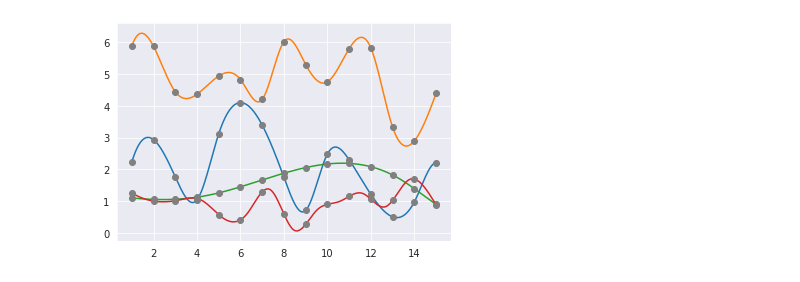
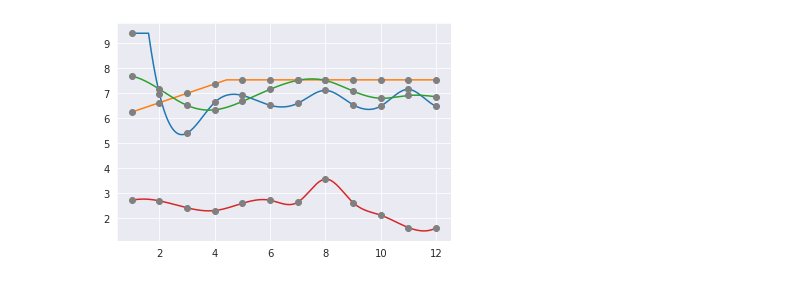
Before and after one commit to knights-lab/foodworks, a Jupyter notebook: notebooks/2_temporal_alignments_pairwise.ipynb, the cells around one changed output. Cells and saved outputs as stored; diff of their text form; code cells hidden in the pictures.

```diff
--- a/notebooks/2_temporal_alignments_pairwise.ipynb
+++ b/notebooks/2_temporal_alignments_pairwise.ipynb
@@ -43,4 +43,4 @@ min_study_day_no = df_tax_splines.index.min()
 a_values = np.arange(0.01, 3.01, .01)
 b_values = np.arange(-max_study_day_no, max_study_day_no + .5, .5)
 
-index_splines = np.arange(min_study_day_no, max_study_day_no, SAMPLING_RATE, dtype="int")
+index_splines = np.arange(min_study_day_no, max_study_day_no * .8, SAMPLING_RATE, dtype="int")
@@ -223,9 +241,13 @@ for (reference, current) in itertools.product(usernames, usernames):
+# %%
+import multiprocessing
+pool = multiprocessing.Pool(40)
+results = pool.starmap(yield_results, itertools.product(usernames, usernames))
 # %%
 res = minimize(
     error_a_b_reference,
     method="COBYLA",
     x0=[1, 0.0],
-    args=("MCTs01", "MCTs01", PRESENCE_THRESHOLD, d_splines, OVERLAP_THRESHOLD),
+    args=("MCTs36", "MCTs36", PRESENCE_THRESHOLD, d_splines, OVERLAP_THRESHOLD),
     constraints=(constraint_overlap, constraint_gt, constraint_cobyla_a, constraint_cobyla_b),
 #     bounds=bounds,
 )
@@ -334,7 +418,7 @@ plt.show()
 # %%
 current = "MCTs36"
 reference = best_aligner
-taxonomy = 'k__Bacteria;p__Actinobacteria;c__Actinobacteria;o__Bifidobacteriales;f__Bifidobacteriaceae;g__Bifidobacterium;s__Bifidobacterium longum'
+taxonomy = 'k__Bacteria;p__Bacteroidota;c__Bacteroidia;o__Bacteroidales;f__Bacteroidaceae;g__Bacteroides;s__Bacteroides_uniformis'
 
 # for row in df_alignment_results.query(f"reference == '{best_aligner}'").iterrrows():
 
@@ -393,40 +477,40 @@ array([-0.24926635,  0.98959521,  2.22845677,  3.46731833,  4.7061799 ,
 # %%
 current = "MCTs36"
 reference = best_aligner
-taxonomy = 'k__Bacteria;p__Actinobacteria;c__Actinobacteria;o__Bifidobacteriales;f__Bifidobacteriaceae;g__Bifidobacterium;s__Bifidobacterium longum'
+taxonomy = 'k__Bacteria;p__Bacteroidota;c__Bacteroidia;o__Bacteroidales;f__Bacteroidaceae;g__Bacteroides;s__Bacteroides_uniformis'
 
 username_with_tax = set(df_username_presence.loc[df_username_presence.loc[:, taxonomy] > PRESENCE_THRESHOLD].index)
 
 fig, ax = plt.subplots()
 
 ix = 0
 for name, row in df_alignment_results.query(f"reference == '{best_aligner}'").iterrows():
     current = row['current']
     if current in username_with_tax and reference != current:
         spline_current, current_min, current_max = d_splines[current][taxonomy]
 
         index_smooth_current = np.linspace(index_splines.min(), index_splines.max(), 10_000)
         current_smooth_warp = linear_warp(row['a'], row['b'], index_smooth_current)
 
         ts_current_smooth_warp = interpolate.splev(current_smooth_warp, spline_current)
         ts_current_smooth_warp = np.clip(ts_current_smooth_warp, current_min, current_max)
 
 
         current_warp = linear_warp(row['a'], row['b'], index_splines)
 
         ts_current_warp = interpolate.splev(current_warp, spline_current)
         ts_current_warp = np.clip(ts_current_warp, current_min, current_max)
 
         plt.plot(index_smooth_current, ts_current_smooth_warp)
         plt.plot(index_splines, ts_current_warp, 'o', color='grey')
         ix += 1
     if ix > 3:
         break
 
 # plt.plot(index_splines, reference_max, 'ob')
 plt.show()
 # %% [output]
-[figure, old version]
+[figure, new version]
 # %%
 df_alignment_results.to_csv("../results/alignment_results.txt", sep="\t", index=False)
 # %%
```
Also changed, not shown: parts of 17 cells of this notebook, 23 other files.
